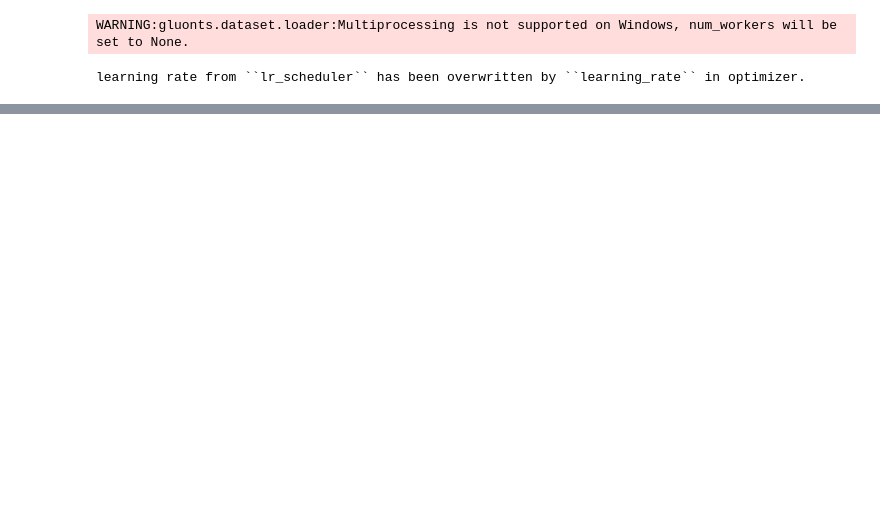
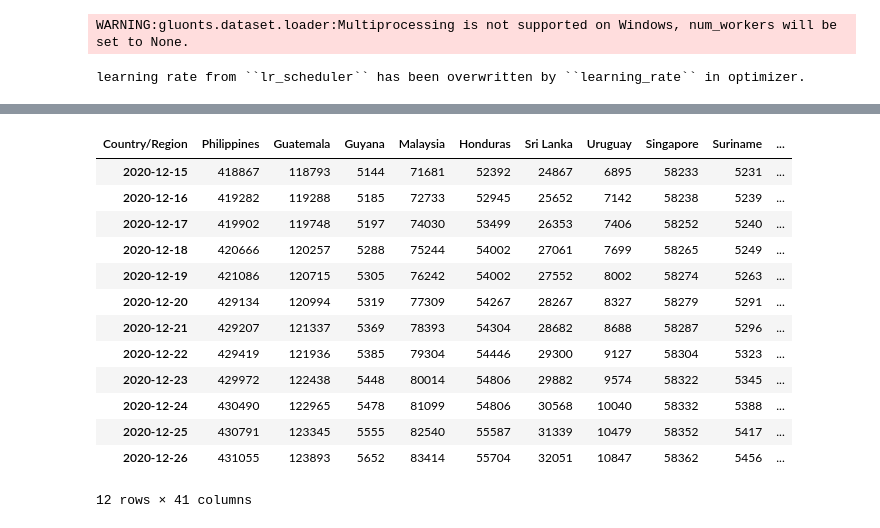
Before and after one commit to Mrzhouqifei/SUSTAIN, a Jupyter notebook: process.ipynb, the cells around one changed output, grey strips where cells are left out. Cells and saved outputs as stored; diff of their text form; code cells hidden in the pictures; blank space fills up the shorter version.

Commit message:
step one example data

```diff
--- a/process.ipynb
+++ b/process.ipynb
@@ -31,6 +34,6 @@ from gluonts.transform import (
 # %%
 # 预测新增的确诊、死亡、康复
-confirmed = pd.read_csv('raw_data/COVID/time_series_covid19_confirmed_global.csv')
+confirmed = pd.read_csv('raw_data/COVID/time_series_covid19_recovered_global.csv')
 # 拿2019年的indicators
 indicators = pd.read_excel('raw_data/SUSTAIN database_08Jan2021_Asia and Latin America.xlsx')[['Country', 'Indicator', 2019]]
 policy = pd.read_excel('raw_data/SUSTAIN database_09Jan2021_policies_Asia and Latin America.xlsx')
@@ -292,0 +197,21 @@ plot_prob_forecasts(ts_entry, forecast_entry)
+# %%
+confirmed_series = confirmed.groupby('Country/Region').sum().drop(['Lat', 'Long'],axis=1).loc[countries, :].T[countries].fillna(0)
+confirmed_series.index = pd.to_datetime(confirmed_series.index)
+history = confirmed_series.iloc[:-10]
+history.to_csv('output/step_one/recovered/history.csv')  # 存历史数据
+confirmed_series[-12:]
+# %% [output]
+| Country/Region | Philippines | Guatemala | Guyana | Malaysia | Honduras | Sri Lanka | Uruguay | Singapore | Suriname | ... |
+| 2020-12-15 | 418867 | 118793 | 5144 | 71681 | 52392 | 24867 | 6895 | 58233 | 5231 | ... |
+| 2020-12-16 | 419282 | 119288 | 5185 | 72733 | 52945 | 25652 | 7142 | 58238 | 5239 | ... |
+| 2020-12-17 | 419902 | 119748 | 5197 | 74030 | 53499 | 26353 | 7406 | 58252 | 5240 | ... |
+| 2020-12-18 | 420666 | 120257 | 5288 | 75244 | 54002 | 27061 | 7699 | 58265 | 5249 | ... |
+| 2020-12-19 | 421086 | 120715 | 5305 | 76242 | 54002 | 27552 | 8002 | 58274 | 5263 | ... |
+| 2020-12-20 | 429134 | 120994 | 5319 | 77309 | 54267 | 28267 | 8327 | 58279 | 5291 | ... |
+| 2020-12-21 | 429207 | 121337 | 5369 | 78393 | 54304 | 28682 | 8688 | 58287 | 5296 | ... |
+| 2020-12-22 | 429419 | 121936 | 5385 | 79304 | 54446 | 29300 | 9127 | 58304 | 5323 | ... |
+| 2020-12-23 | 429972 | 122438 | 5448 | 80014 | 54806 | 29882 | 9574 | 58322 | 5345 | ... |
+| 2020-12-24 | 430490 | 122965 | 5478 | 81099 | 54806 | 30568 | 10040 | 58332 | 5388 | ... |
+| 2020-12-25 | 430791 | 123345 | 5555 | 82540 | 55587 | 31339 | 10479 | 58352 | 5417 | ... |
+| 2020-12-26 | 431055 | 123893 | 5652 | 83414 | 55704 | 32051 | 10847 | 58362 | 5456 | ... |
+12 rows × 41 columns
```
Also changed, not shown: parts of 21 cells of this notebook, 20 other files.
